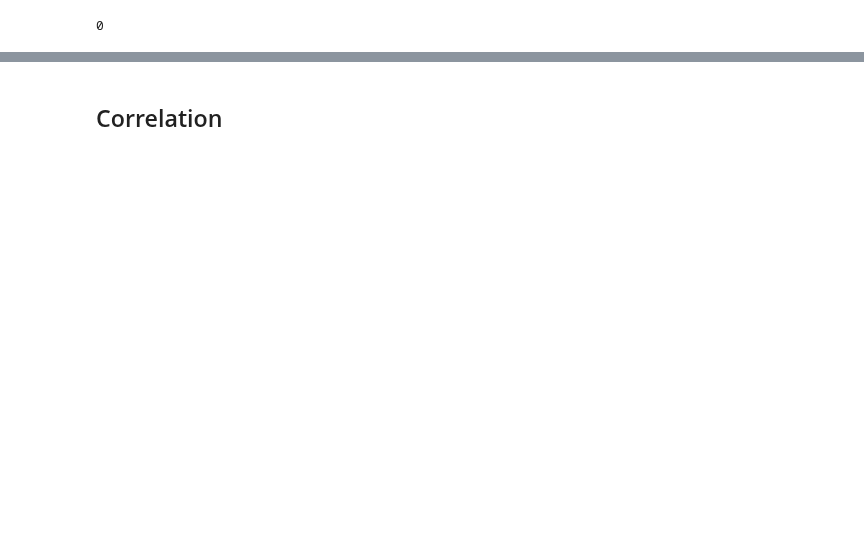
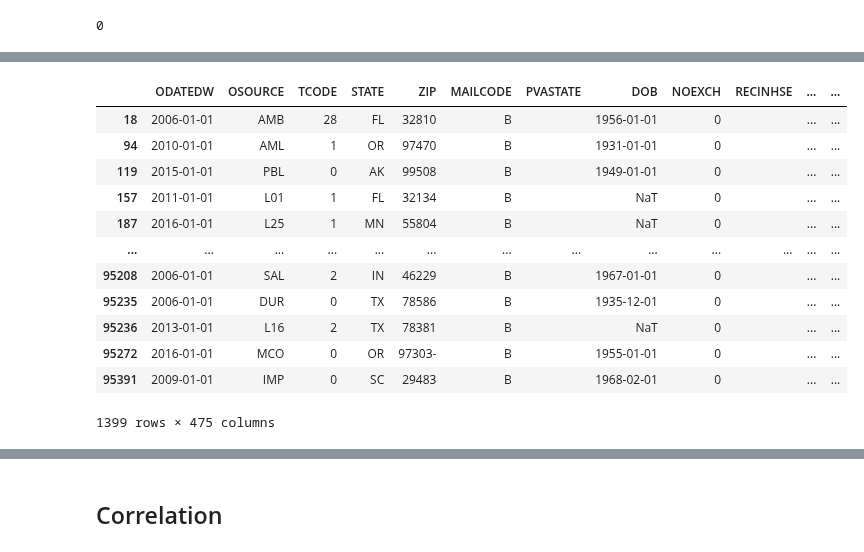
Before and after one commit to fredericosantos/ims_DM_Project, a Jupyter notebook: Vasco_DM.ipynb, the cells around one changed output, grey strips where cells are left out. Saved outputs shown, nothing was run; the diff lists cells and outputs as text; code cells hidden in the pictures; blank space fills up the shorter version.

```diff
--- a/Vasco_DM.ipynb
+++ b/Vasco_DM.ipynb
@@ -153,0 +205,17 @@ df.describe(include="all").T
+# %%
+#1399 records have a bad addres, we should drop it
+df.loc[df['MAILCODE'] == 'B']
+# %% [output]
+|  | ODATEDW | OSOURCE | TCODE | STATE | ZIP | MAILCODE | PVASTATE | DOB | NOEXCH | RECINHSE | ... | ... |
+| 18 | 2006-01-01 | AMB | 28 | FL | 32810 | B |  | 1956-01-01 | 0 |  | ... | ... |
+| 94 | 2010-01-01 | AML | 1 | OR | 97470 | B |  | 1931-01-01 | 0 |  | ... | ... |
+| 119 | 2015-01-01 | PBL | 0 | AK | 99508 | B |  | 1949-01-01 | 0 |  | ... | ... |
+| 157 | 2011-01-01 | L01 | 1 | FL | 32134 | B |  | NaT | 0 |  | ... | ... |
+| 187 | 2016-01-01 | L25 | 1 | MN | 55804 | B |  | NaT | 0 |  | ... | ... |
+| ... | ... | ... | ... | ... | ... | ... | ... | ... | ... | ... | ... | ... |
+| 95208 | 2006-01-01 | SAL | 2 | IN | 46229 | B |  | 1967-01-01 | 0 |  | ... | ... |
+| 95235 | 2006-01-01 | DUR | 0 | TX | 78586 | B |  | 1935-12-01 | 0 |  | ... | ... |
+| 95236 | 2013-01-01 | L16 | 2 | TX | 78381 | B |  | NaT | 0 |  | ... | ... |
+| 95272 | 2016-01-01 | MCO | 0 | OR | 97303- | B |  | 1955-01-01 | 0 |  | ... | ... |
+| 95391 | 2009-01-01 | IMP | 0 | SC | 29483 | B |  | 1968-02-01 | 0 |  | ... | ... |
+1399 rows × 475 columns
```
Also changed, not shown: parts of 36 cells of this notebook, 2 other files.
